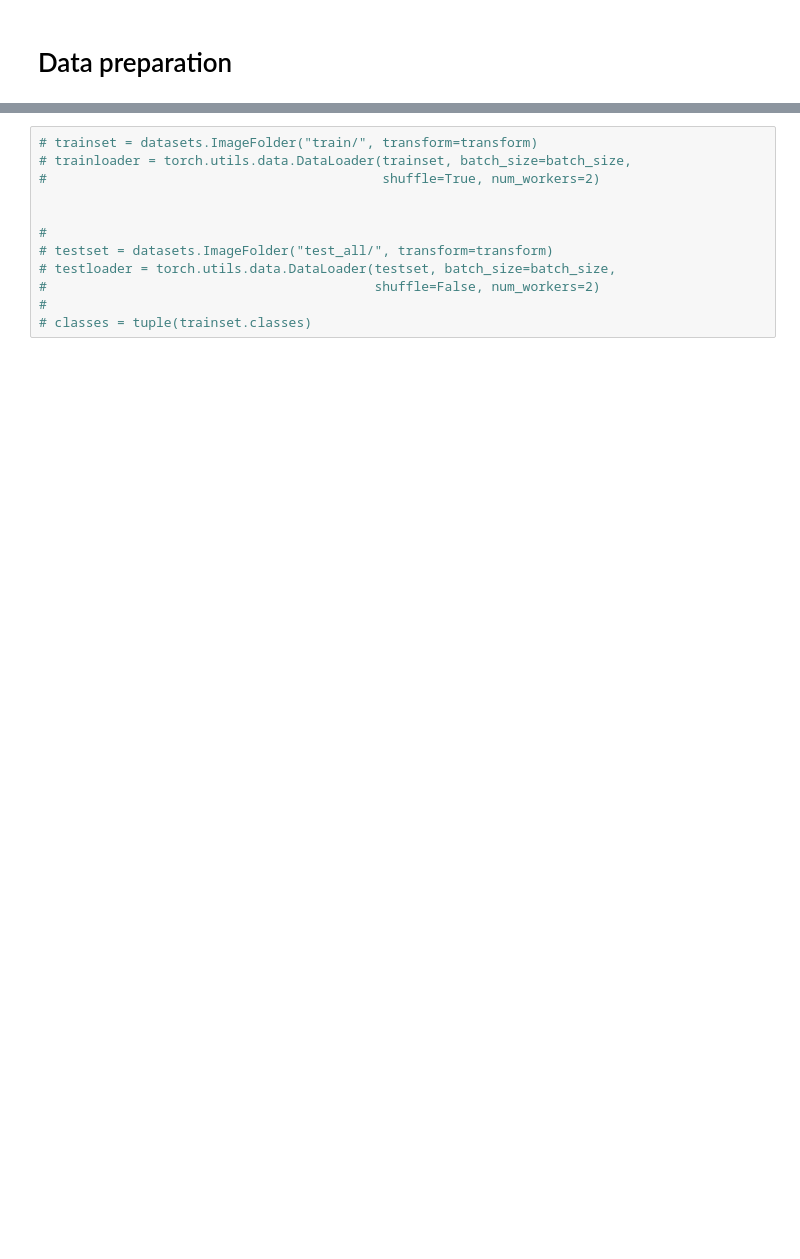
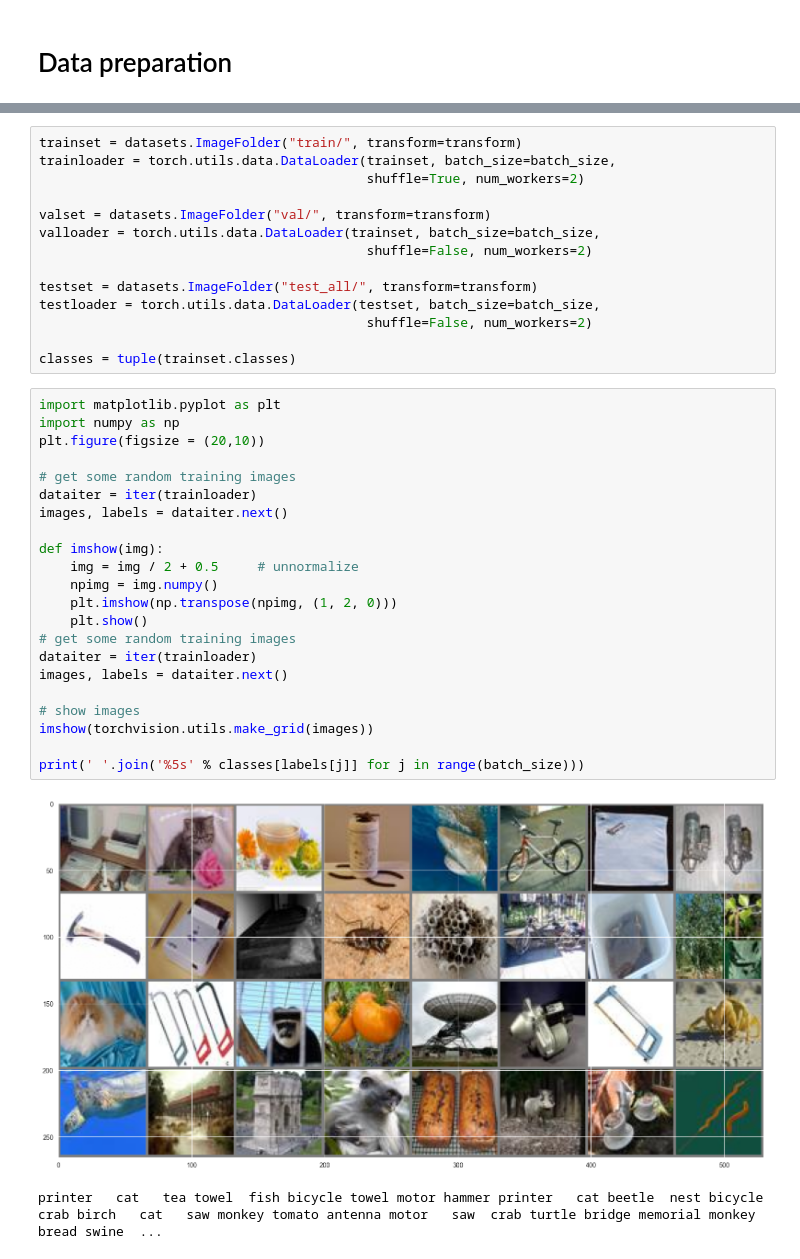
Before and after one commit to kusmierz2021/SSNE_mini_proj_3, a Jupyter notebook: mini_proj_3.ipynb, the cells around one changed output, grey strips where cells are left out. Cells and saved outputs as stored; diff of their text form; blank space fills up the shorter version.

```diff
--- a/mini_proj_3.ipynb
+++ b/mini_proj_3.ipynb
@@ -87,12 +93,39 @@ create_val_folder()
 # %%
-# trainset = datasets.ImageFolder("train/", transform=transform)
-# trainloader = torch.utils.data.DataLoader(trainset, batch_size=batch_size,
-#                                           shuffle=True, num_workers=2)
+trainset = datasets.ImageFolder("train/", transform=transform)
+trainloader = torch.utils.data.DataLoader(trainset, batch_size=batch_size,
+                                          shuffle=True, num_workers=2)
 
+valset = datasets.ImageFolder("val/", transform=transform)
+valloader = torch.utils.data.DataLoader(trainset, batch_size=batch_size,
+                                          shuffle=False, num_workers=2)
 
-#
-# testset = datasets.ImageFolder("test_all/", transform=transform)
-# testloader = torch.utils.data.DataLoader(testset, batch_size=batch_size,
-#                                          shuffle=False, num_workers=2)
-#
-# classes = tuple(trainset.classes)
+testset = datasets.ImageFolder("test_all/", transform=transform)
+testloader = torch.utils.data.DataLoader(testset, batch_size=batch_size,
+                                          shuffle=False, num_workers=2)
+
+classes = tuple(trainset.classes)
+# %%
+import matplotlib.pyplot as plt
+import numpy as np
+plt.figure(figsize = (20,10))
+
+# get some random training images
+dataiter = iter(trainloader)
+images, labels = dataiter.next()
+
+def imshow(img):
+    img = img / 2 + 0.5     # unnormalize
+    npimg = img.numpy()
+    plt.imshow(np.transpose(npimg, (1, 2, 0)))
+    plt.show()
+# get some random training images
+dataiter = iter(trainloader)
+images, labels = dataiter.next()
+
+# show images
+imshow(torchvision.utils.make_grid(images))
+
+print(' '.join('%5s' % classes[labels[j]] for j in range(batch_size)))
+# %% [output]
+[figure, added]
+printer   cat   tea towel  fish bicycle towel motor hammer printer   cat beetle  nest bicycle  crab birch   cat   saw monkey tomato antenna motor   saw  crab turtle bridge memorial monkey bread swine  ...
```
Also changed, not shown: parts of 4 cells of this notebook.
